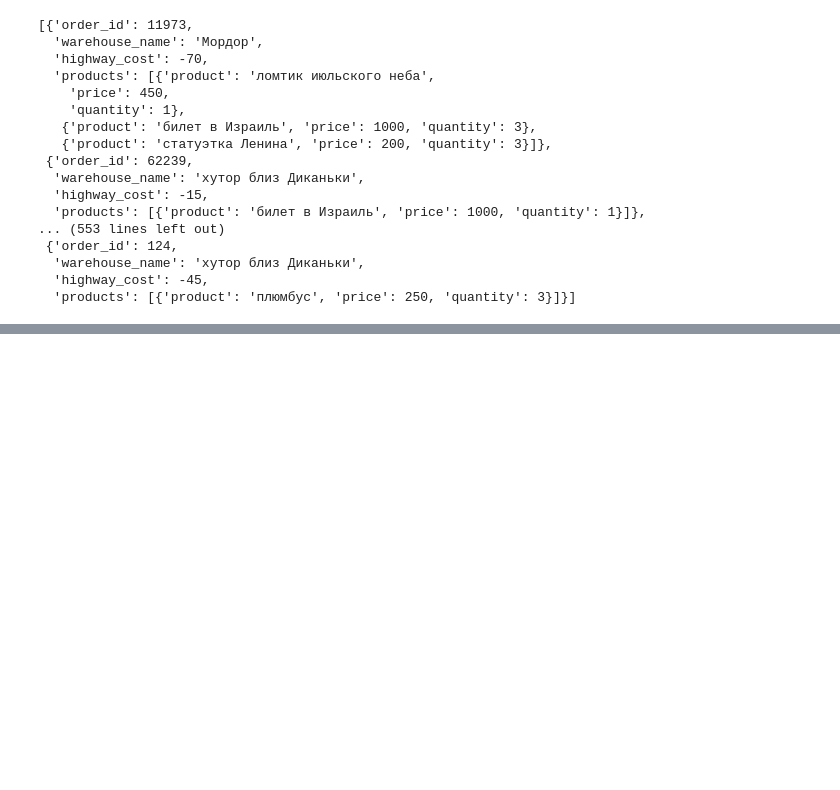
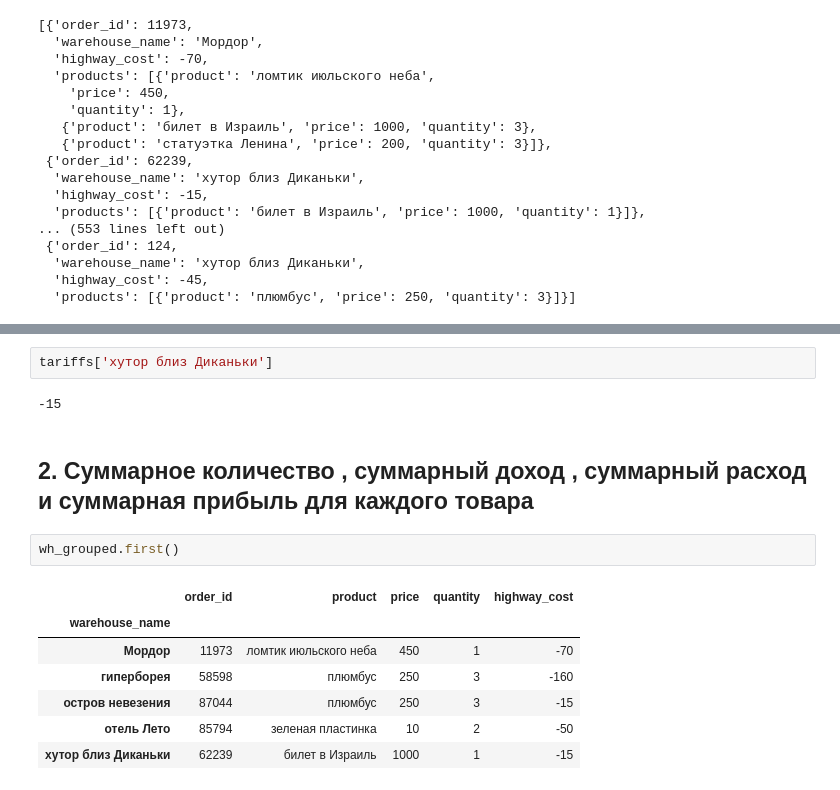
Before and after one commit to mislavskii/fancy-warehouses, a Jupyter notebook: warehouses.ipynb, the cells around one changed output, grey strips where cells are left out. Drawn from its saved outputs; the diff is of its cells as text; blank space fills up the shorter version.

```diff
--- a/warehouses.ipynb
+++ b/warehouses.ipynb
@@ -66,0 +68,16 @@ df
+# %%
+tariffs['хутор близ Диканьки']
+# %% [output]
+-15
+# %% [markdown]
+## 2. Суммарное количество , суммарный доход , суммарный расход и суммарная прибыль для каждого товара
+# %%
+wh_grouped.first()
+# %% [output]
+|  | order_id | product | price | quantity | highway_cost |
+| warehouse_name |  |  |  |  |  |
+| Мордор | 11973 | ломтик июльского неба | 450 | 1 | -70 |
+| гиперборея | 58598 | плюмбус | 250 | 3 | -160 |
+| остров невезения | 87044 | плюмбус | 250 | 3 | -15 |
+| отель Лето | 85794 | зеленая пластинка | 10 | 2 | -50 |
+| хутор близ Диканьки | 62239 | билет в Израиль | 1000 | 1 | -15 |
```
Also changed, not shown: parts of 12 cells of this notebook.
